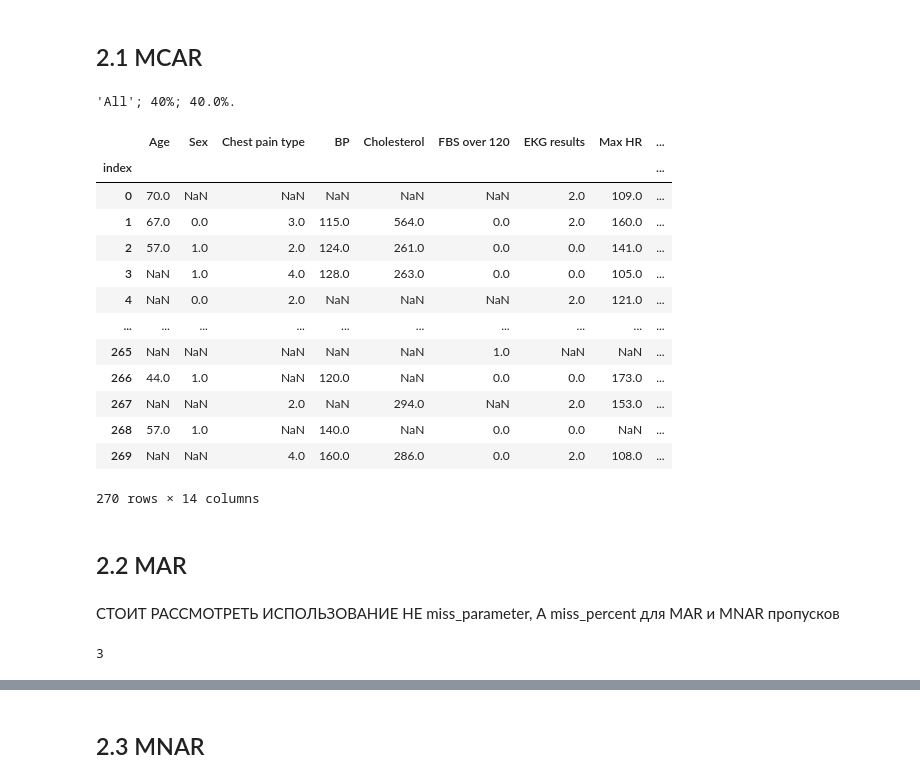
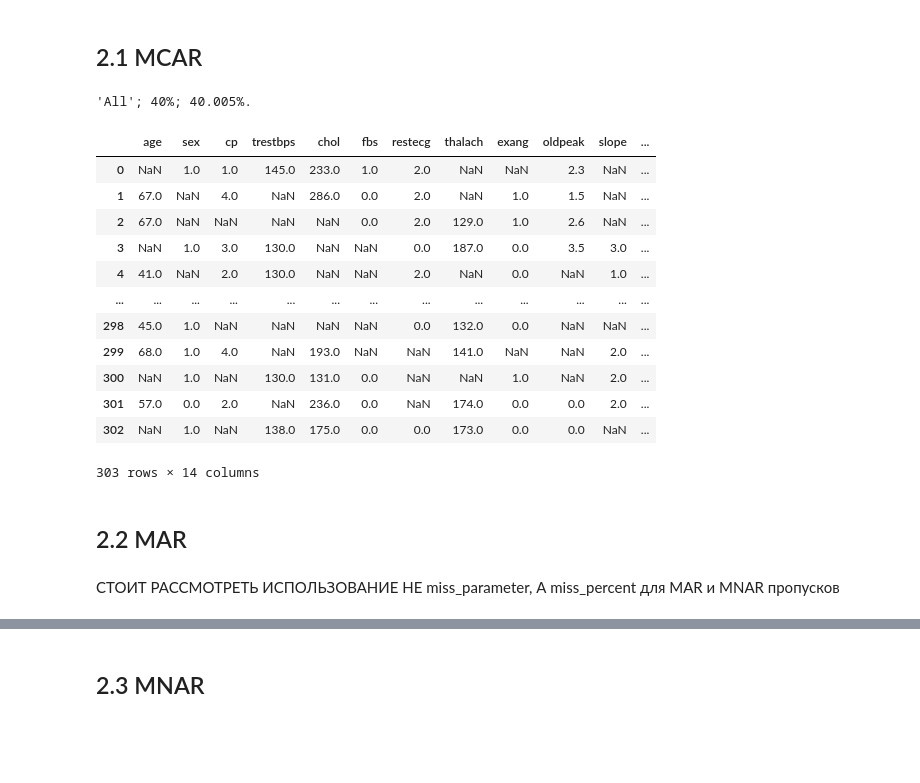
Before and after one commit to ngumbk/grad_missing_imputation, a Jupyter notebook: Research Notebooks/Data_reseach.ipynb, the cells around one changed output, grey strips where cells are left out. Drawn from its saved outputs; the diff is of its cells as text; code cells hidden in the pictures; blank space fills up the shorter version.

```diff
--- a/Research Notebooks/Data_reseach.ipynb
+++ b/Research Notebooks/Data_reseach.ipynb
@@ -317,27 +186,26 @@ def make_mcar(dataset, area='All', miss_percent=5):
     return dataset
 # %%
 # Проверка
-make_mcar(phd_data, area='All', miss_percent=40)
+make_mcar(cchd_data, area='All', miss_percent=40)
 # %% [output]
-'All'; 40%; 40.0%.
+'All'; 40%; 40.005%.
-|  | Age | Sex | Chest pain type | BP | Cholesterol | FBS over 120 | EKG results | Max HR | ... |
-| index |  |  |  |  |  |  |  |  | ... |
-| 0 | 70.0 | NaN | NaN | NaN | NaN | NaN | 2.0 | 109.0 | ... |
-| 1 | 67.0 | 0.0 | 3.0 | 115.0 | 564.0 | 0.0 | 2.0 | 160.0 | ... |
-| 2 | 57.0 | 1.0 | 2.0 | 124.0 | 261.0 | 0.0 | 0.0 | 141.0 | ... |
-| 3 | NaN | 1.0 | 4.0 | 128.0 | 263.0 | 0.0 | 0.0 | 105.0 | ... |
-| 4 | NaN | 0.0 | 2.0 | NaN | NaN | NaN | 2.0 | 121.0 | ... |
-| ... | ... | ... | ... | ... | ... | ... | ... | ... | ... |
-| 265 | NaN | NaN | NaN | NaN | NaN | 1.0 | NaN | NaN | ... |
-| 266 | 44.0 | 1.0 | NaN | 120.0 | NaN | 0.0 | 0.0 | 173.0 | ... |
-| 267 | NaN | NaN | 2.0 | NaN | 294.0 | NaN | 2.0 | 153.0 | ... |
-| 268 | 57.0 | 1.0 | NaN | 140.0 | NaN | 0.0 | 0.0 | NaN | ... |
-| 269 | NaN | NaN | 4.0 | 160.0 | 286.0 | 0.0 | 2.0 | 108.0 | ... |
+|  | age | sex | cp | trestbps | chol | fbs | restecg | thalach | exang | oldpeak | slope | ... |
+| 0 | NaN | 1.0 | 1.0 | 145.0 | 233.0 | 1.0 | 2.0 | NaN | NaN | 2.3 | NaN | ... |
+| 1 | 67.0 | NaN | 4.0 | NaN | 286.0 | 0.0 | 2.0 | NaN | 1.0 | 1.5 | NaN | ... |
+| 2 | 67.0 | NaN | NaN | NaN | NaN | 0.0 | 2.0 | 129.0 | 1.0 | 2.6 | NaN | ... |
+| 3 | NaN | 1.0 | 3.0 | 130.0 | NaN | NaN | 0.0 | 187.0 | 0.0 | 3.5 | 3.0 | ... |
+| 4 | 41.0 | NaN | 2.0 | 130.0 | NaN | NaN | 2.0 | NaN | 0.0 | NaN | 1.0 | ... |
+| ... | ... | ... | ... | ... | ... | ... | ... | ... | ... | ... | ... | ... |
+| 298 | 45.0 | 1.0 | NaN | NaN | NaN | NaN | 0.0 | 132.0 | 0.0 | NaN | NaN | ... |
+| 299 | 68.0 | 1.0 | 4.0 | NaN | 193.0 | NaN | NaN | 141.0 | NaN | NaN | 2.0 | ... |
+| 300 | NaN | 1.0 | NaN | 130.0 | 131.0 | 0.0 | NaN | NaN | 1.0 | NaN | 2.0 | ... |
+| 301 | 57.0 | 0.0 | 2.0 | NaN | 236.0 | 0.0 | NaN | 174.0 | 0.0 | 0.0 | 2.0 | ... |
+| 302 | NaN | 1.0 | NaN | 138.0 | 175.0 | 0.0 | 0.0 | 173.0 | 0.0 | 0.0 | NaN | ... |
-270 rows × 14 columns
+303 rows × 14 columns
 # %% [markdown]
 ## 2.2 MAR <a class="anchor" id="section_2_2"></a>
-# %% [markdown]
-СТОИТ РАССМОТРЕТЬ ИСПОЛЬЗОВАНИЕ НЕ miss_parameter, А miss_percent для MAR и MNAR пропусков
+# %% [markdown]
+СТОИТ РАССМОТРЕТЬ ИСПОЛЬЗОВАНИЕ НЕ miss_parameter, А miss_percent для MAR и MNAR пропусков
 # %%
 def add_missing(x, area, p_miss):
     if pd.isna(x[area]):
@@ -369,7 +237,3 @@ def make_mar(dataset, area, area_dependent, ascending=False, miss_parameter=5):
     print( "'" + area + "'", "'" + area_dependent + "'", miss_parameter, str(round(real_miss_percent, 3)) + '%', sep='; ', end='.\n')
 
     return dataset
-# %%
-cchd_data['ca'].max()
-# %% [output]
-3
```
Also changed, not shown: parts of 91 cells of this notebook, 1 other file.
